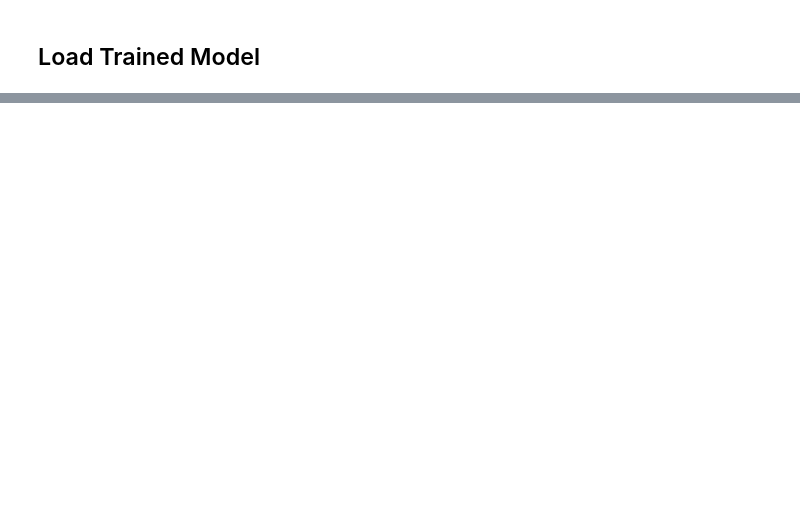
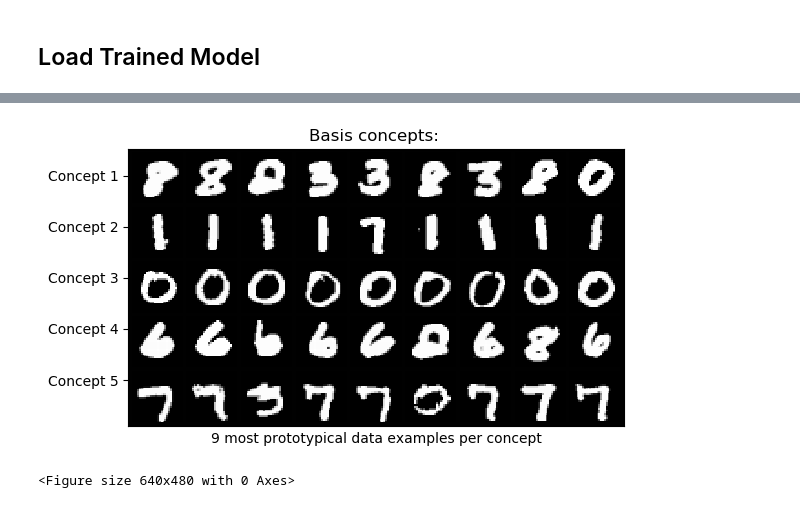
Before and after one commit to AmanDaVinci/SENN, a Jupyter notebook: report.ipynb, the cells around one changed output, grey strips where cells are left out. Drawn from its saved outputs; the diff is of its cells as text; code cells hidden in the pictures; blank space fills up the shorter version.

```diff
--- a/report.ipynb
+++ b/report.ipynb
@@ -139,0 +103,5 @@ for i in range(2):
+# %%
+show_concepts(mnist_SENN, mnist_test_dl, 'activation')
+# %% [output]
+[figure, added]
+<Figure size 640x480 with 0 Axes>
```
Also changed, not shown: parts of 78 cells of this notebook, 2 other files.
